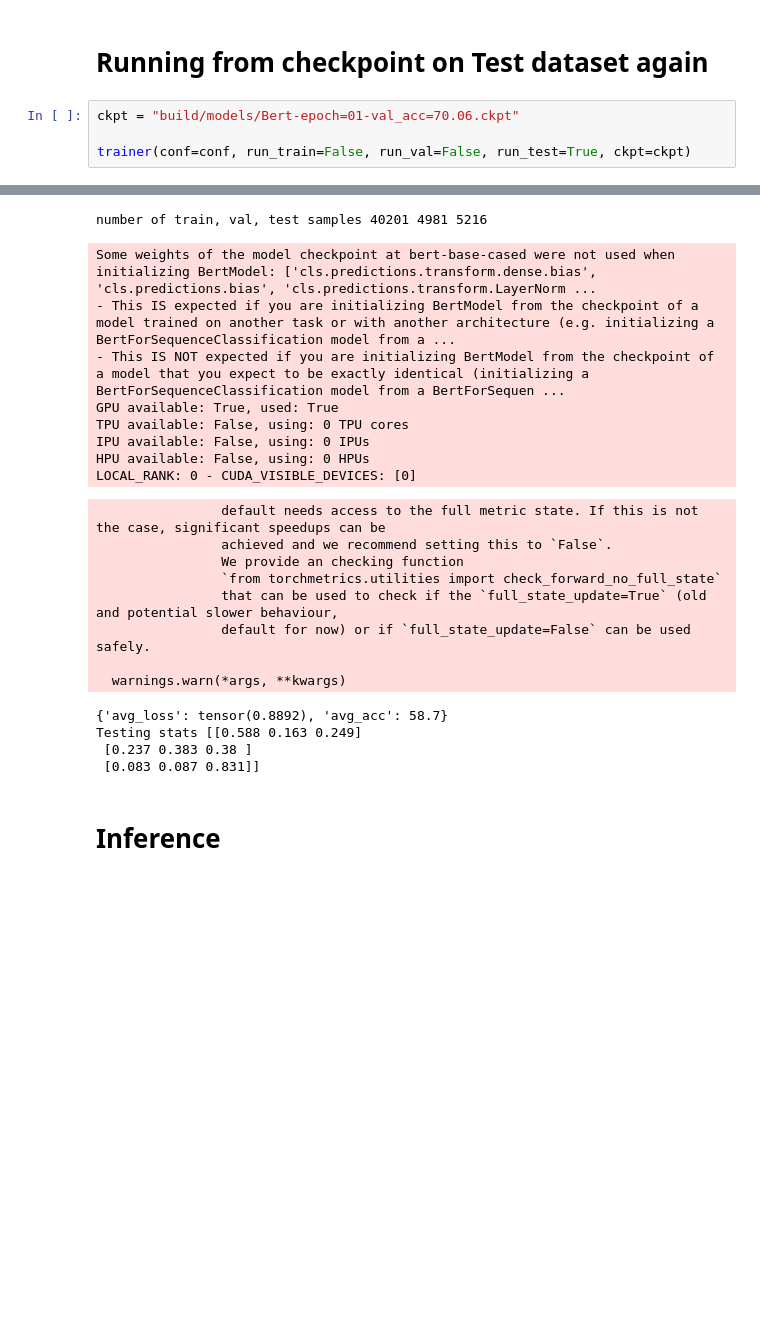
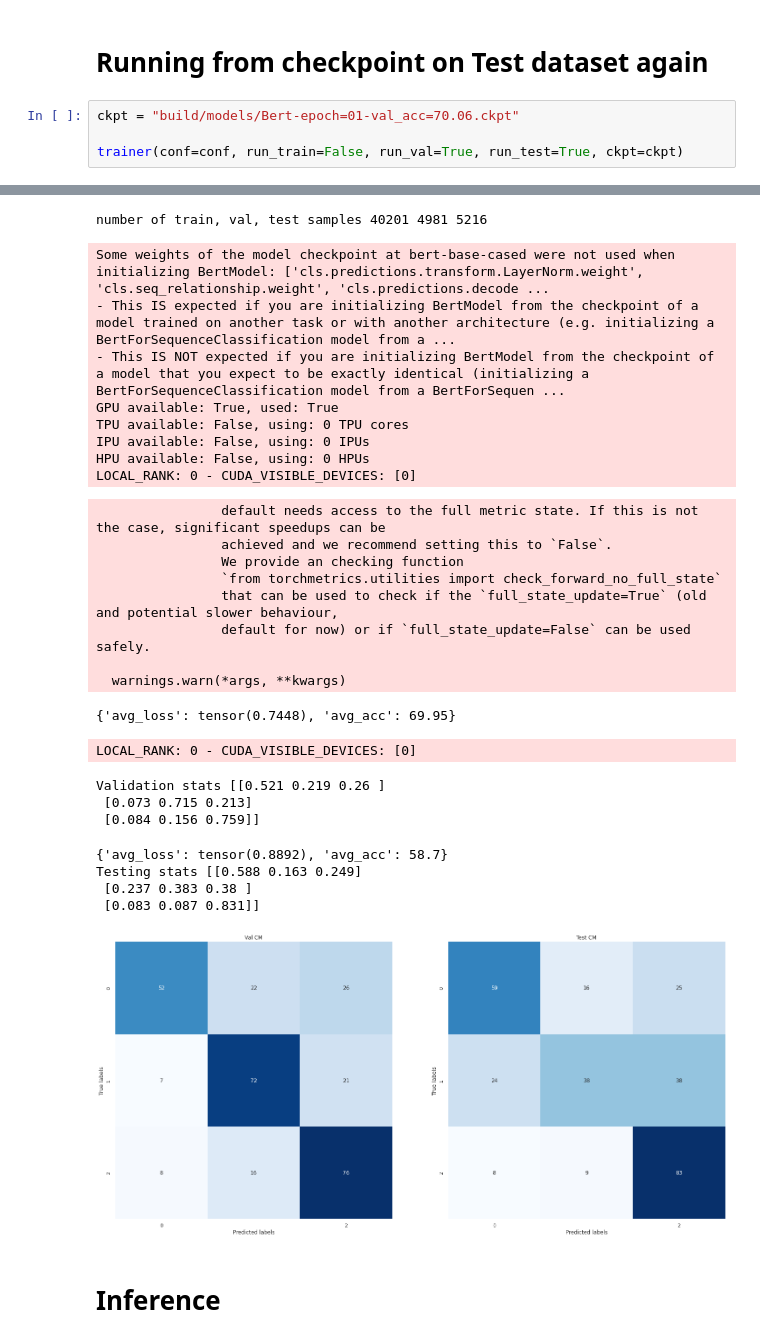
Before and after one commit to kareemjano/sentiment_analylsis, a Jupyter notebook: Demo.ipynb, the cells around one changed output, grey strips where cells are left out. Cells and saved outputs as stored; diff of their text form; blank space fills up the shorter version.

```diff
--- a/Demo.ipynb
+++ b/Demo.ipynb
@@ -165,37 +165,43 @@ trainer(conf=conf)
 # %%
 ckpt = "build/models/Bert-epoch=01-val_acc=70.06.ckpt"
 
-trainer(conf=conf, run_train=False, run_val=False, run_test=True, ckpt=ckpt)
+trainer(conf=conf, run_train=False, run_val=True, run_test=True, ckpt=ckpt)
 # %% [output]
 [nltk_data] Downloading package wordnet to /home/kareem/nltk_data...
 [nltk_data]   Package wordnet is already up-to-date!
 [nltk_data] Downloading package stopwords to /home/kareem/nltk_data...
 [nltk_data]   Package stopwords is already up-to-date!
 [nltk_data] Downloading package omw-1.4 to /home/kareem/nltk_data...
 [nltk_data]   Package omw-1.4 is already up-to-date!
 [nltk_data] Downloading package punkt to /home/kareem/nltk_data...
 [nltk_data]   Package punkt is already up-to-date!
 number of train, val, test samples 40201 4981 5216
-Some weights of the model checkpoint at bert-base-cased were not used when initializing BertModel: ['cls.predictions.transform.dense.bias', 'cls.predictions.bias', 'cls.predictions.transform.LayerNorm ...
+Some weights of the model checkpoint at bert-base-cased were not used when initializing BertModel: ['cls.predictions.transform.LayerNorm.weight', 'cls.seq_relationship.weight', 'cls.predictions.decode ...
 - This IS expected if you are initializing BertModel from the checkpoint of a model trained on another task or with another architecture (e.g. initializing a BertForSequenceClassification model from a ...
 - This IS NOT expected if you are initializing BertModel from the checkpoint of a model that you expect to be exactly identical (initializing a BertForSequenceClassification model from a BertForSequen ...
 GPU available: True, used: True
 TPU available: False, using: 0 TPU cores
 IPU available: False, using: 0 IPUs
 HPU available: False, using: 0 HPUs
 LOCAL_RANK: 0 - CUDA_VISIBLE_DEVICES: [0]
                 default needs access to the full metric state. If this is not the case, significant speedups can be
                 achieved and we recommend setting this to `False`.
                 We provide an checking function
                 `from torchmetrics.utilities import check_forward_no_full_state`
                 that can be used to check if the `full_state_update=True` (old and potential slower behaviour,
                 default for now) or if `full_state_update=False` can be used safely.
 
   warnings.warn(*args, **kwargs)
-{'avg_loss': tensor(0.8892), 'avg_acc': 58.7}
-Testing stats [[0.588 0.163 0.249]
- [0.237 0.383 0.38 ]
- [0.083 0.087 0.831]]
+{'avg_loss': tensor(0.7448), 'avg_acc': 69.95}
+LOCAL_RANK: 0 - CUDA_VISIBLE_DEVICES: [0]
+Validation stats [[0.521 0.219 0.26 ]
+ [0.073 0.715 0.213]
+ [0.084 0.156 0.759]]
+{'avg_loss': tensor(0.8892), 'avg_acc': 58.7}
+Testing stats [[0.588 0.163 0.249]
+ [0.237 0.383 0.38 ]
+ [0.083 0.087 0.831]]
+[figure, added]
 # %% [markdown]
 # Inference
 # %%
```
Also changed, not shown: 4 other files.
